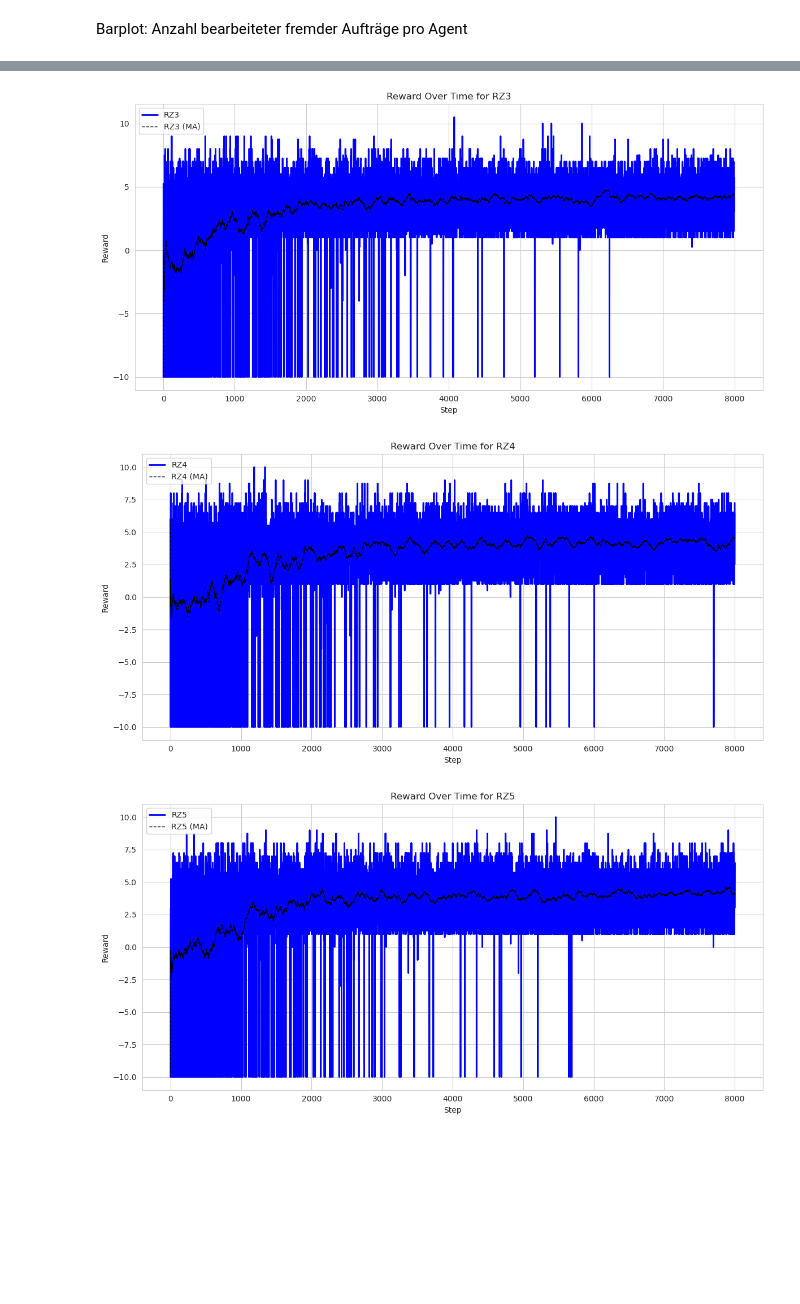
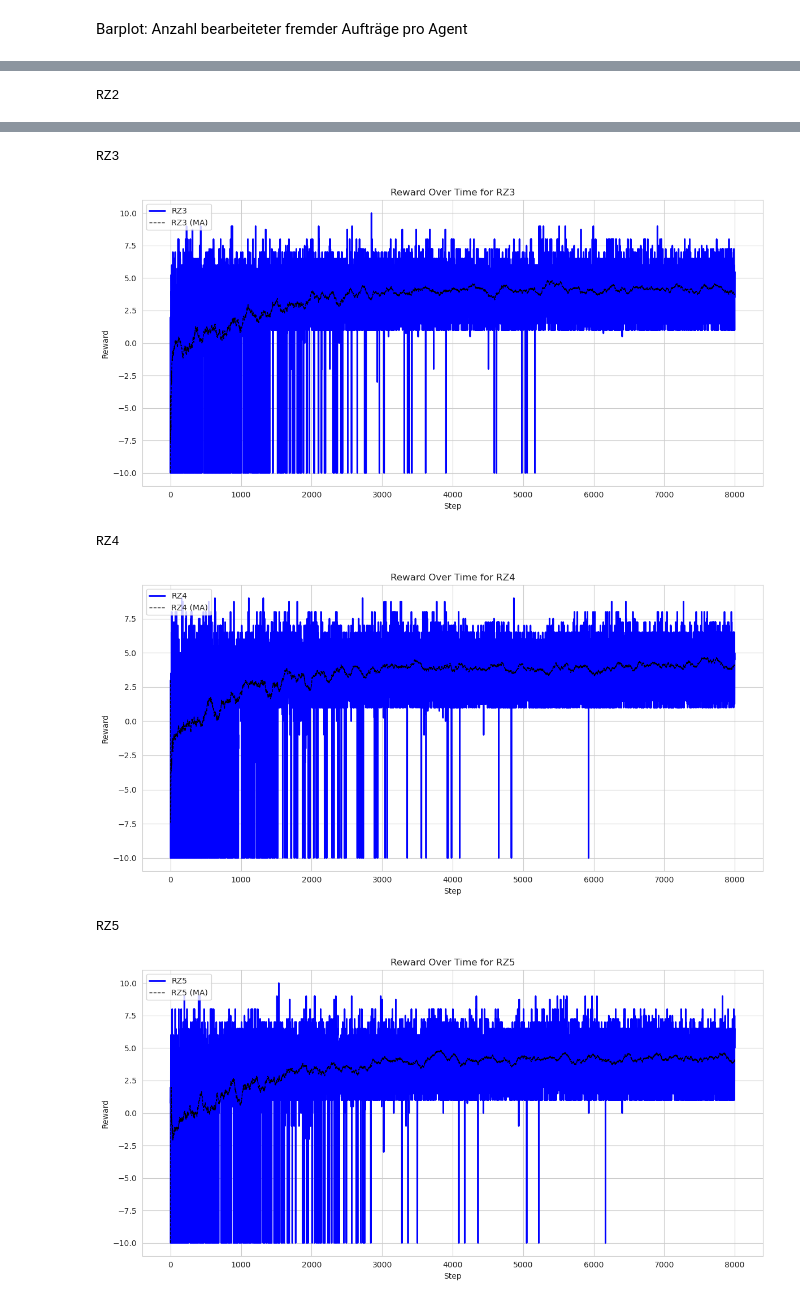
Before and after one commit to BlueSausage/FederatedComputeCluster, a Jupyter notebook: src/rl_environment_dynamik.ipynb, the cells around one changed output, grey strips where cells are left out. Saved outputs shown, nothing was run; the diff lists cells and outputs as text; code cells hidden in the pictures; blank space fills up the shorter version.

```diff
--- a/src/rl_environment_dynamik.ipynb
+++ b/src/rl_environment_dynamik.ipynb
@@ -1,12 +1,12 @@
 # %%
+import plots
+import statistics
 import importlib
-import plots
 importlib.reload(plots)
-
-import statistics
 
 from marketenvironment import MarketEnvironment
 from simulation import run_episode
-from pprint import pprint
+
+TEST = False
 # %% [markdown]
 # RL-Environment
@@ -13,5 +20,6 @@ from pprint import pprint
 # %%
-sim_env = MarketEnvironment(num_agents=5, costs=5, sigma=2)
-steps = 8000
-print(f"Running simulation for {steps} steps...")
-sim_env, round_info, q_snapshots, snap_steps = run_episode(sim_env=sim_env, max_steps=steps)
+if TEST:
+    sim_env = MarketEnvironment(num_agents=5, costs=5, sigma=2)
+    steps = 8000
+    print(f"Running simulation for {steps} steps...")
+    sim_env, round_info, q_snapshots, snap_steps = run_episode(sim_env=sim_env, max_steps=steps)
@@ -123,8 +169,8 @@ plots.plot_price(round_info)
 # %%
 print("Plotting Q-Tables")
-for agent in sim_env.agents.values():
-    print(f"Agent {agent.name}")
-    plots.plot_q_tables(agent)
+for agent in q_snapshots.keys():
+    print(f"Agent {agent}")
+    plots.plot_q_tables(q_snapshots[agent][-1])
 # %% [output]
 Plotting Q-Tables
 Agent RZ1
@@ -140,6 +188,7 @@ Agent RZ5
 # %%
 print("Plotting Rewards")
-for agent in sim_env.agents.values():
-    plots.plot_reward_for(agent.name, round_info)
+for agent in round_info[0].keys():
+    if agent.startswith("RZ"):
+        plots.plot_reward_for(agent, round_info)
 # %% [output]
 Plotting Rewards
@@ -146,0 +197 @@ Plotting Rewards
+RZ2
@@ -148,3 +199,6 @@ Plotting Rewards
+RZ3
-[figure, old version]
+[figure, new version]
+RZ4
-[figure, old version]
+[figure, new version]
+RZ5
-[figure, old version]
+[figure, new version]
```
Also changed, not shown: parts of 25 cells of this notebook, 10 other files.
